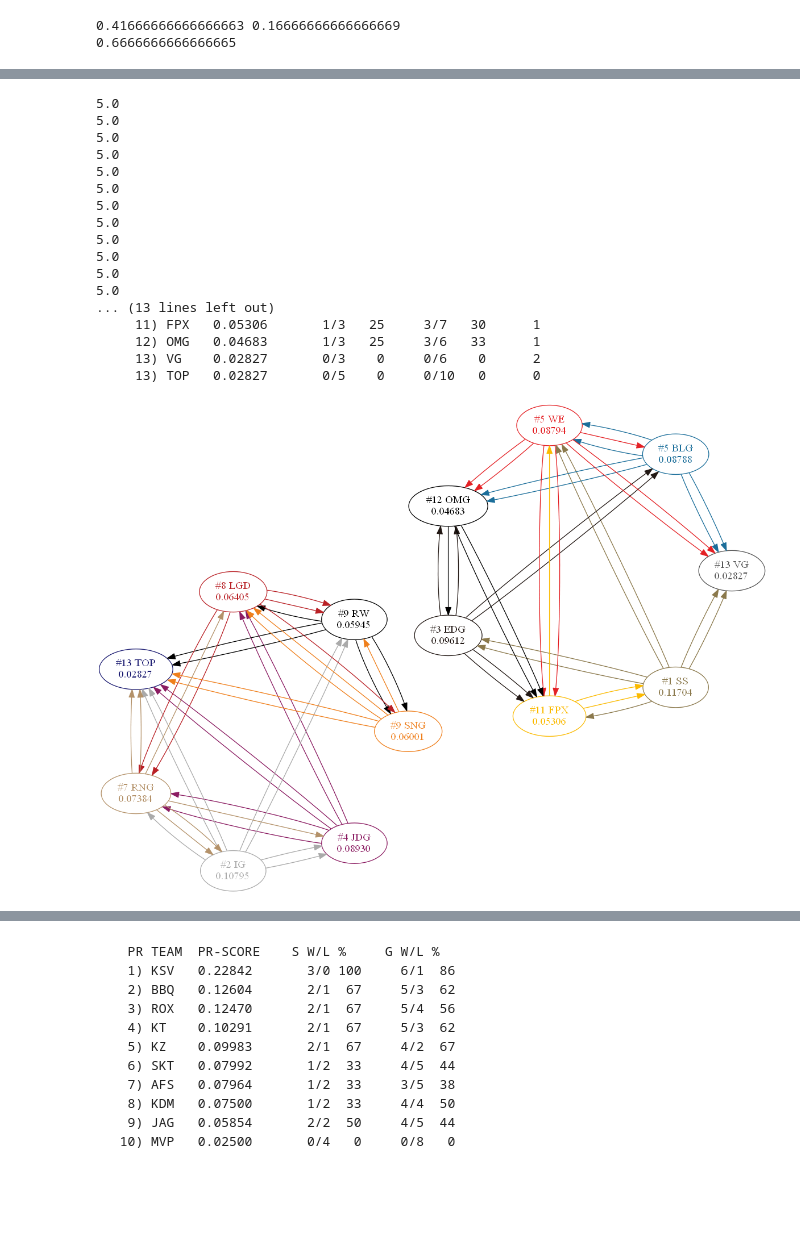
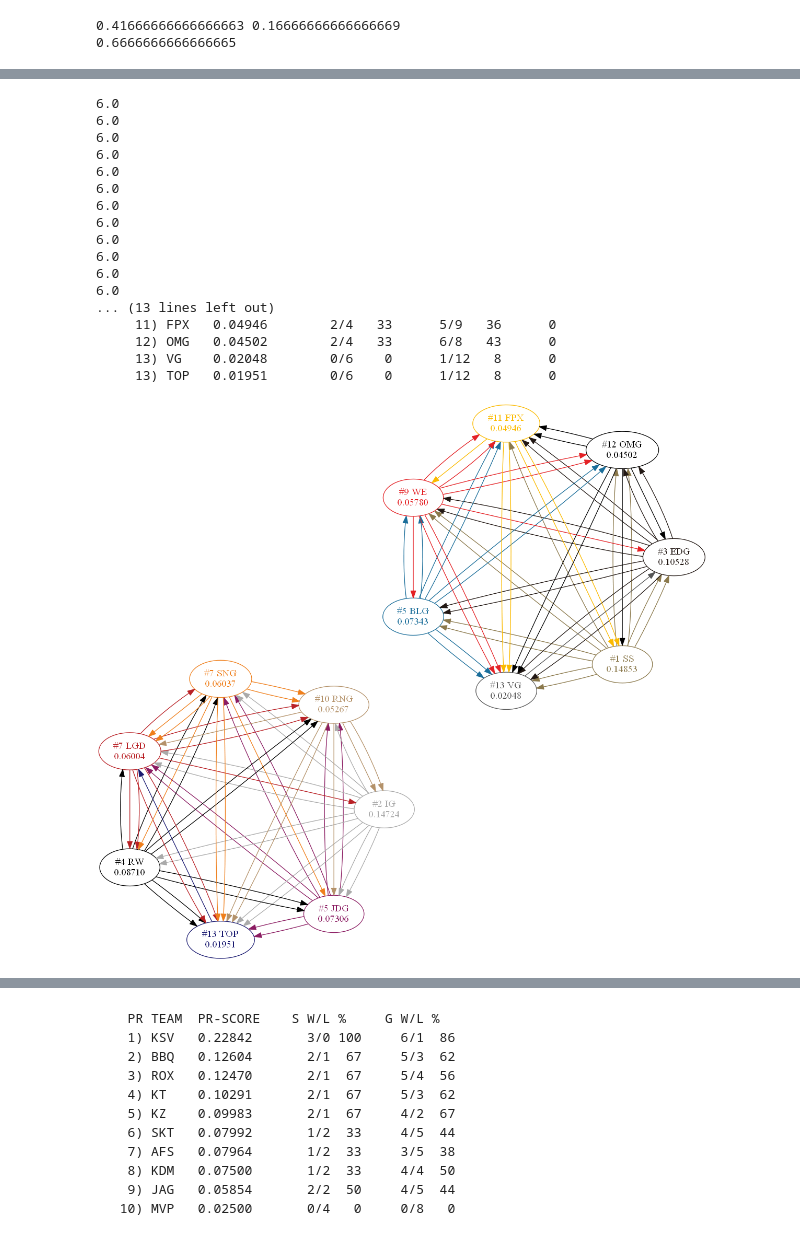
Before and after one commit to MingweiSamuel/LCS-PageRank, a Jupyter notebook: week2_na.ipynb, the cells around one changed output, grey strips where cells are left out. Saved outputs shown, nothing was run; the diff lists cells and outputs as text; code cells hidden in the pictures; blank space fills up the shorter version.

```diff
--- a/week2_na.ipynb
+++ b/week2_na.ipynb
@@ -31,6 +31,10 @@ def rank(teams, teamcolors, games):
             wl[game[1]][1] += 1
         if 4 == len(game):
             w, l = (game[0], game[1]) if game[2] > game[3] else (game[1], game[0])
+            if game[2] == game[3]:
+                G.add_edge(w, l, weight=0.5)
+                G.add_edge(l, w, weight=0.5)
+                continue
             wl[w][0] += 1
             wl[l][1] += 1
             if game[2] + game[3] == 3:
@@ -47,12 +51,14 @@ def rank(teams, teamcolors, games):
     G_back = G.copy()
     G_back = G_back.reverse()
 
+    missing_games_dict = { team: max_games_per_team - sum(wl[team]) for team in teams}
+
     for team in teams:
-        missing_games = max_games_per_team - sum(wl[team])
+        missing_games = missing_games_dict[team]
         if missing_games > 0:
             for enemy in teams:
                 if enemy != team:
-                    G_back.add_edge(team, enemy, weight = missing_games / len(teams))
+                    G_back.add_edge(team, enemy, weight = missing_games / (len(teams) + 1))
 
         self_weight = max_games_per_team - sum(map(lambda e: e[2]['weight'], G_back.out_edges(team, data=True)))
         #self_weight += missing_games / len(teams)
@@ -70,7 +76,7 @@ def rank(teams, teamcolors, games):
 
     sorts = list(sorted(pr.keys(), key=lambda k: pr[k], reverse=True))
 
-    print('      PR TEAM  PR-SCORE    S W/L    %   G W/L    %    missing games')
+    print('      PR TEAM  PR-SCORE     S W/L    %    G W/L    %    missing games')
     rank = 1
     ranks = {}
     for i in range(len(sorts)):
@@ -80,9 +86,9 @@ def rank(teams, teamcolors, games):
         ranks[team] = rank
         wins = len(G.out_edges(team))
         losses = len(G.in_edges(team))
-        print('    {:3d}) {:5s} {:.5f}       {:d}/{:<2d} {:3.0f}     {:d}/{:<2d} {:3.0f}    {:3d}'.format(
+        print('    {:3d}) {:5s} {:.5f}       {:2d}/{:<2d} {:3.0f}     {:2d}/{:<2d} {:3.0f}    {:3d}'.format(
             rank, team, pr[team], wl[team][0], wl[team][1], 100 * wl[team][0] / sum(wl[team]),
-            wins, losses, 100 * wins / (wins + losses), max_games_per_team - sum(wl[team])))
+            wins, losses, 100 * wins / (wins + losses), missing_games_dict[team]))
 
     P = nx.drawing.nx_pydot.to_pydot(G)
 
@@ -218,53 +227,67 @@ lpl = {
         ('BLG', 'WE',  2, 1),
         ('FPX', 'OMG', 0, 2),
         ('EDG', 'SS',  0, 2),
 
         # w2d1
         ('RW',  'SNG', 2, 1),
         ('JDG', 'TOP', 2, 0),
         # w2d2
         ('SS',  'WE',  2, 0),
         ('RNG', 'LGD', 1, 2),
         # w2d3
         ('JDG', 'IG',  0, 2),
         ('BLG', 'OMG', 2, 0),
         # w2d4
         ('BLG', 'EDG', 0, 2),
         ('VG',  'WE',  0, 2),
         # w2d5
         ('FPX', 'WE',  1, 2),
         ('JDG', 'RNG', 2, 1),
         ('RW',  'LGD', 1, 2),
         # w2d6
         ('SS',  'VG',  2, 0),
         ('IG',  'TOP', 2, 0),
         ('EDG', 'OMG', 2, 1),
 
-#         # w3d1
-#         ('RW',  'RNG', 2, 0),
-#         ('JDG', 'SNG', 2, 1),
-#         # w3d2
-#         ('TOP', 'LGD', 1, 2),
-#         ('BLG', 'SS',  0, 2),
+        # w3d1
+        ('RW',  'RNG', 2, 0),
+        ('JDG', 'SNG', 2, 1),
+        # w3d2
+        ('TOP', 'LGD', 1, 2),
+        ('BLG', 'SS',  0, 2),
+        # w3d3
+        ('IG',  'SNG', 2, 0),
+        ('VG',  'OMG', 0, 2),
+        # w3d4
+        ('BLG', 'FPX', 2, 0),
+        ('EDG', 'VG',  2, 1),
+        # w3d5
+        ('JDG', 'RW',  0, 2),
+        ('SNG', 'RNG', 2, 0),
+        ('SS',  'OMG', 2, 1),
+        # w3d6
+        ('IG',  'LGD', 2, 1),
+        ('FPX', 'VG',  2, 0),
+        ('EDG', 'WE',  2, 1),
     ]
 }
 rank(**lpl)
 # %% [output]
-5.0
-5.0
-5.0
-5.0
-5.0
-5.0
-5.0
-5.0
-5.0
-5.0
-5.0
-5.0
+6.0
+6.0
+6.0
+6.0
+6.0
+6.0
+6.0
+6.0
+6.0
+6.0
+6.0
+6.0
 ... (13 lines left out)
-     11) FPX   0.05306       1/3   25     3/7   30      1
-     12) OMG   0.04683       1/3   25     3/6   33      1
-     13) VG    0.02827       0/3    0     0/6    0      2
-     13) TOP   0.02827       0/5    0     0/10   0      0
+     11) FPX   0.04946        2/4   33      5/9   36      0
+     12) OMG   0.04502        2/4   33      6/8   43      0
+     13) VG    0.02048        0/6    0      1/12   8      0
+     13) TOP   0.01951        0/6    0      1/12   8      0
-[figure, old version]
+[figure, new version]
```
Also changed, not shown: parts of 5 cells of this notebook.
